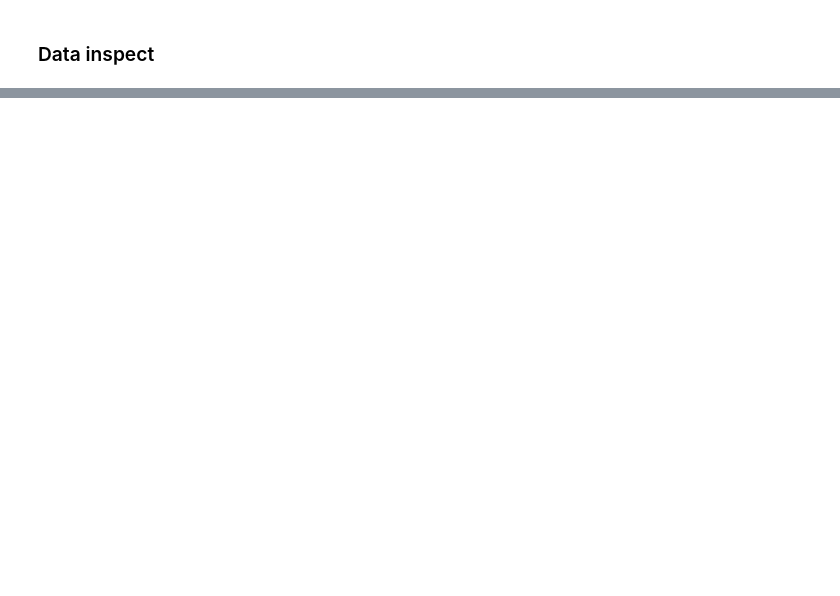
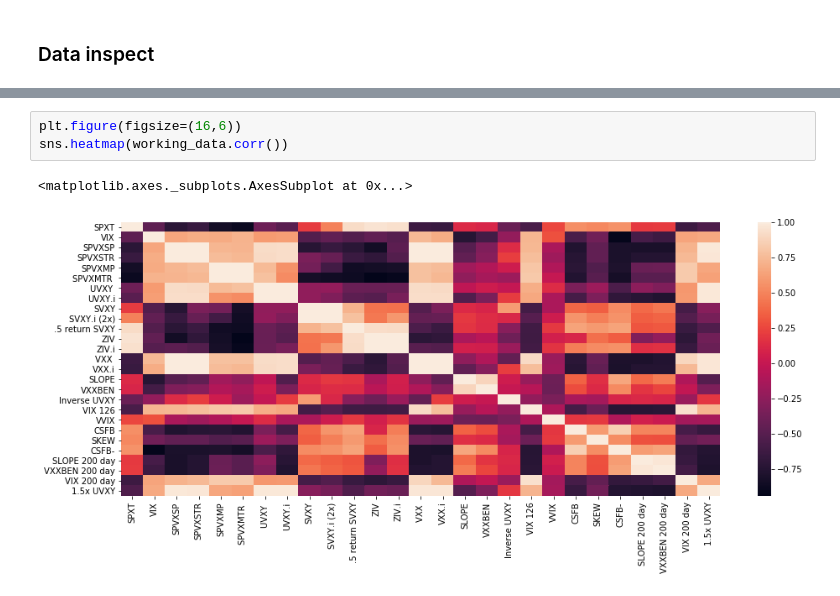
Before and after one commit to Berkat0789/Portfolio, a Jupyter notebook: Finance/VVIX Analysis/VVIX Analysis.ipynb, the cells around one changed output, grey strips where cells are left out. Cells and saved outputs as stored; diff of their text form; blank space fills up the shorter version.

```diff
--- a/Finance/VVIX Analysis/VVIX Analysis.ipynb
+++ b/Finance/VVIX Analysis/VVIX Analysis.ipynb
@@ -28,0 +27,6 @@ tickers = ['SPXT ', 'VIX ', 'SPVXSP ', 'SPVXSTR ', 'SPVXMP ', 'SPVXMTR ', 'UVXY
+# %%
+plt.figure(figsize=(16,6))
+sns.heatmap(working_data.corr())
+# %% [output]
+<matplotlib.axes._subplots.AxesSubplot at 0x...>
+[figure, added]
```
Also changed, not shown: parts of 23 cells of this notebook, 18 other files.
